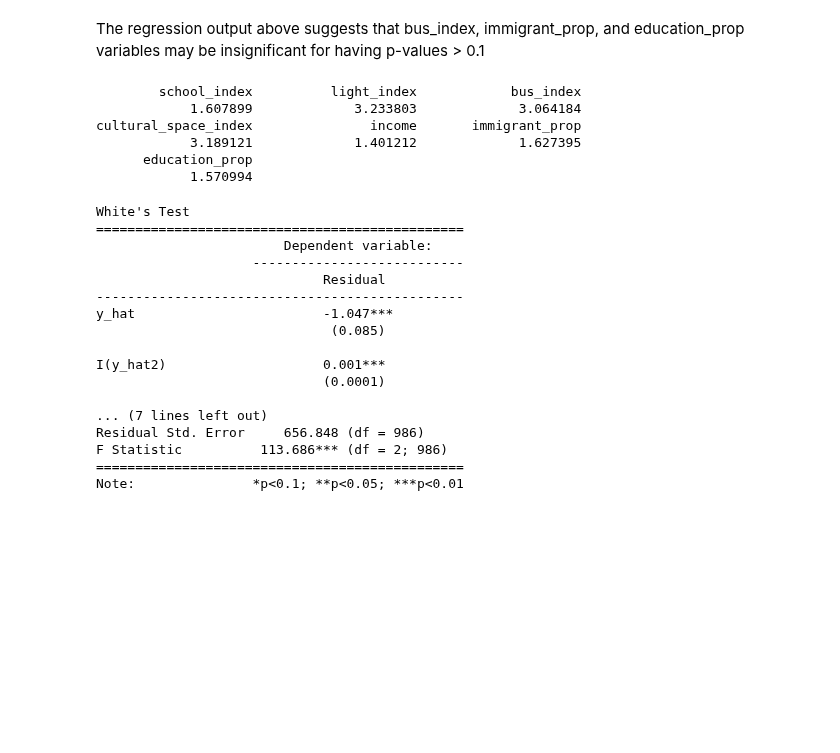
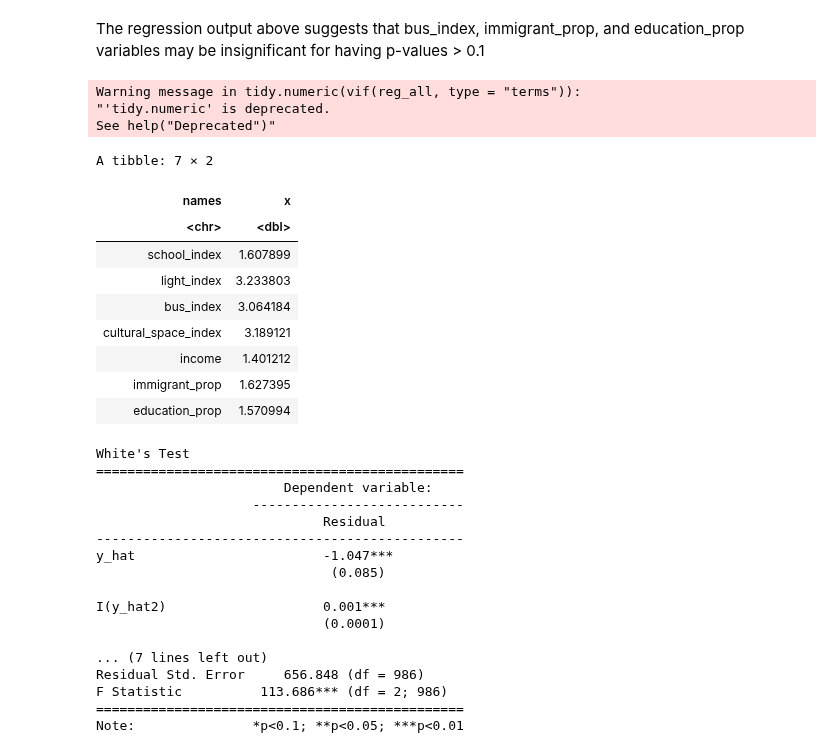
Before and after one commit to Irene-Berezin/econ326, a Jupyter notebook: project_regression.ipynb, the cells around one changed output. Drawn from its saved outputs; the diff is of its cells as text; code cells hidden in the pictures; blank space fills up the shorter version.

```diff
--- a/project_regression.ipynb
+++ b/project_regression.ipynb
@@ -145,14 +145,22 @@ Note:                *p<0.1; **p<0.05; ***p<0.01
 The regression output above suggests that bus_index, immigrant_prop, and education_prop variables may be insignificant for having p-values > 0.1
 # %%
 # Examining the vif of the model
-vif(reg_all, type = "terms")
+vif(reg_all, type = "terms")|>
+tidy()
 # %% [output]
-        school_index          light_index            bus_index
-            1.607899             3.233803             3.064184
-cultural_space_index               income       immigrant_prop
-            3.189121             1.401212             1.627395
-      education_prop
-            1.570994
+Warning message in tidy.numeric(vif(reg_all, type = "terms")):
+"'tidy.numeric' is deprecated.
+See help("Deprecated")"
+A tibble: 7 × 2
+| names | x |
+| <chr> | <dbl> |
+| school_index | 1.607899 |
+| light_index | 3.233803 |
+| bus_index | 3.064184 |
+| cultural_space_index | 3.189121 |
+| income | 1.401212 |
+| immigrant_prop | 1.627395 |
+| education_prop | 1.570994 |
 # %%
 # Predict y_hat
 y_hat <- predict(reg_all)
```
